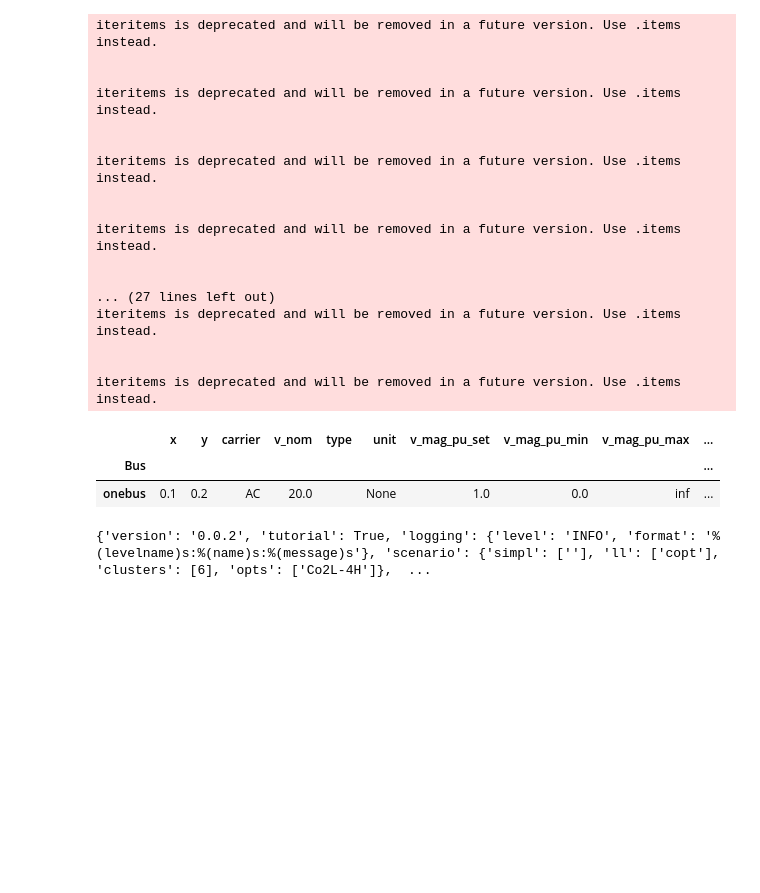
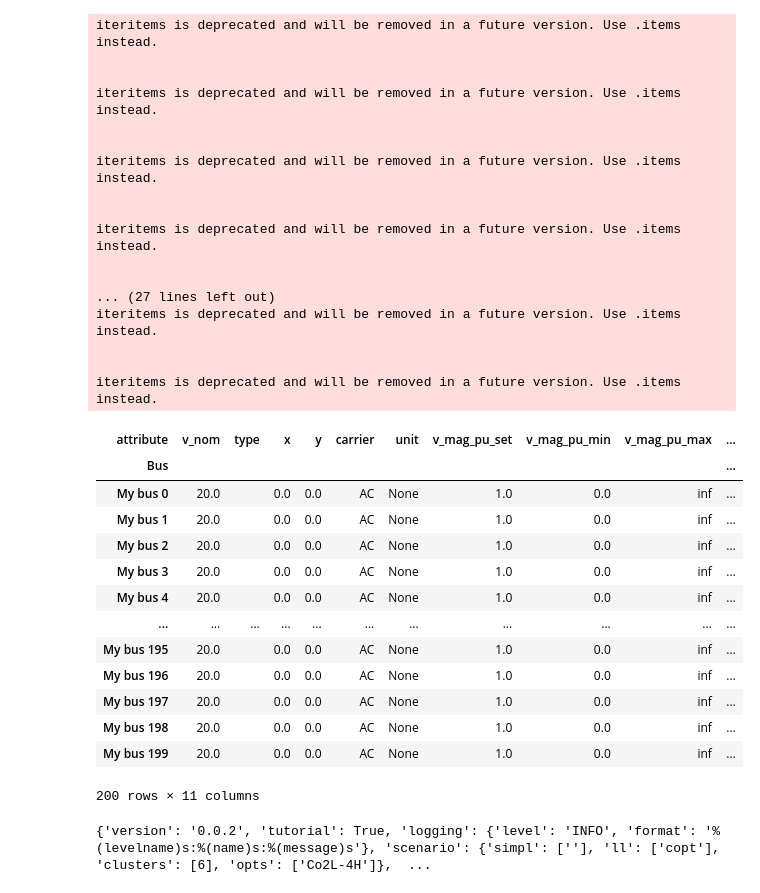
Before and after one commit to DeniseGiub/pypsa-distribution, a Jupyter notebook: Add_electricity_local.ipynb, the cells around one changed output. Saved outputs shown, nothing was run; the diff lists cells and outputs as text; code cells hidden in the pictures; blank space fills up the shorter version.

```diff
--- a/Add_electricity_local.ipynb
+++ b/Add_electricity_local.ipynb
@@ -28,13 +28,3 @@ iteritems is deprecated and will be removed in a future version. Use .items inst
 
 
 iteritems is deprecated and will be removed in a future version. Use .items instead.
-# %%
-#I create the bus
-
-n.madd("Bus", ["onebus"], x=0.1, y=0.2, carrier="AC", v_nom=20)
-
-n.buses
-# %% [output]
-|  | x | y | carrier | v_nom | type | unit | v_mag_pu_set | v_mag_pu_min | v_mag_pu_max | ... |
-| Bus |  |  |  |  |  |  |  |  |  | ... |
-| onebus | 0.1 | 0.2 | AC | 20.0 |  | None | 1.0 | 0.0 | inf | ... |
@@ -62,3 +31,25 @@ n.buses
+# %%
+buses = 200
+
+for i in range(buses):
+    n.add("Bus", "My bus {}".format(i), v_nom=20.0)
+
+n.buses
+# %% [output]
+| attribute | v_nom | type | x | y | carrier | unit | v_mag_pu_set | v_mag_pu_min | v_mag_pu_max | ... |
+| Bus |  |  |  |  |  |  |  |  |  | ... |
+| My bus 0 | 20.0 |  | 0.0 | 0.0 | AC | None | 1.0 | 0.0 | inf | ... |
+| My bus 1 | 20.0 |  | 0.0 | 0.0 | AC | None | 1.0 | 0.0 | inf | ... |
+| My bus 2 | 20.0 |  | 0.0 | 0.0 | AC | None | 1.0 | 0.0 | inf | ... |
+| My bus 3 | 20.0 |  | 0.0 | 0.0 | AC | None | 1.0 | 0.0 | inf | ... |
+| My bus 4 | 20.0 |  | 0.0 | 0.0 | AC | None | 1.0 | 0.0 | inf | ... |
+| ... | ... | ... | ... | ... | ... | ... | ... | ... | ... | ... |
+| My bus 195 | 20.0 |  | 0.0 | 0.0 | AC | None | 1.0 | 0.0 | inf | ... |
+| My bus 196 | 20.0 |  | 0.0 | 0.0 | AC | None | 1.0 | 0.0 | inf | ... |
+| My bus 197 | 20.0 |  | 0.0 | 0.0 | AC | None | 1.0 | 0.0 | inf | ... |
+| My bus 198 | 20.0 |  | 0.0 | 0.0 | AC | None | 1.0 | 0.0 | inf | ... |
+| My bus 199 | 20.0 |  | 0.0 | 0.0 | AC | None | 1.0 | 0.0 | inf | ... |
+200 rows × 11 columns
 # %%
 # Load yaml files
 import yaml
```
Also changed, not shown: parts of 27 cells of this notebook.
